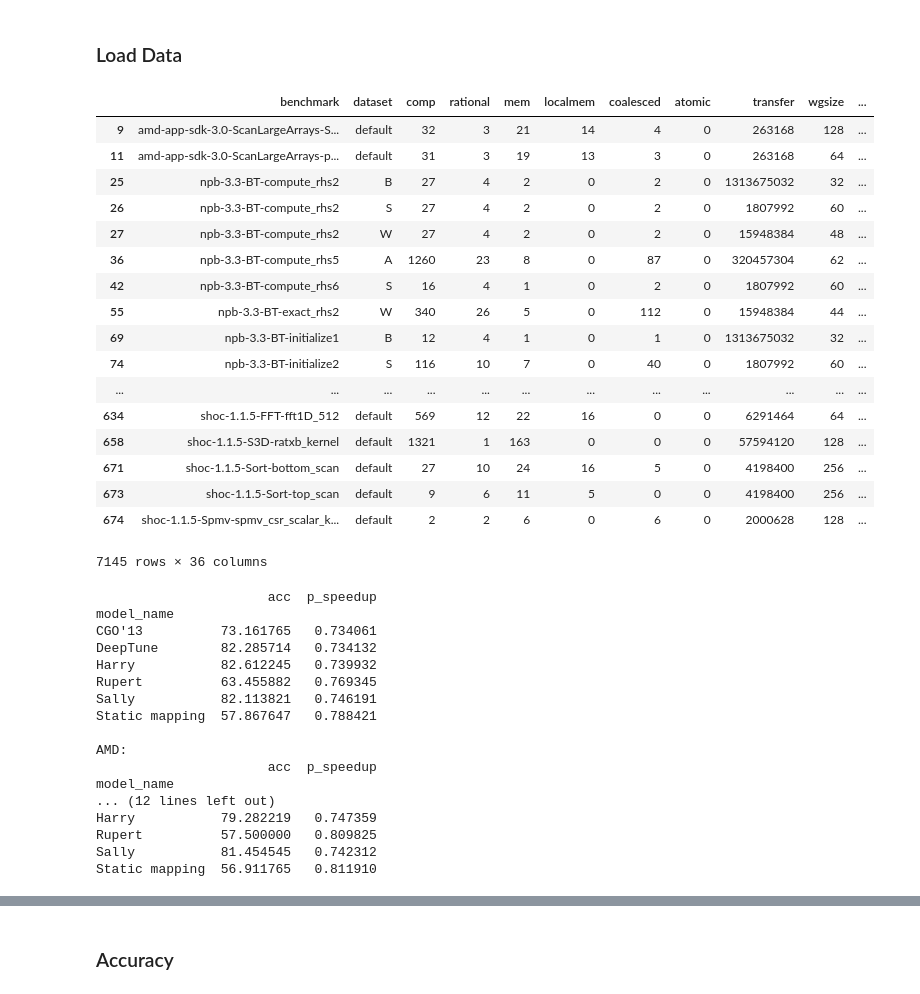
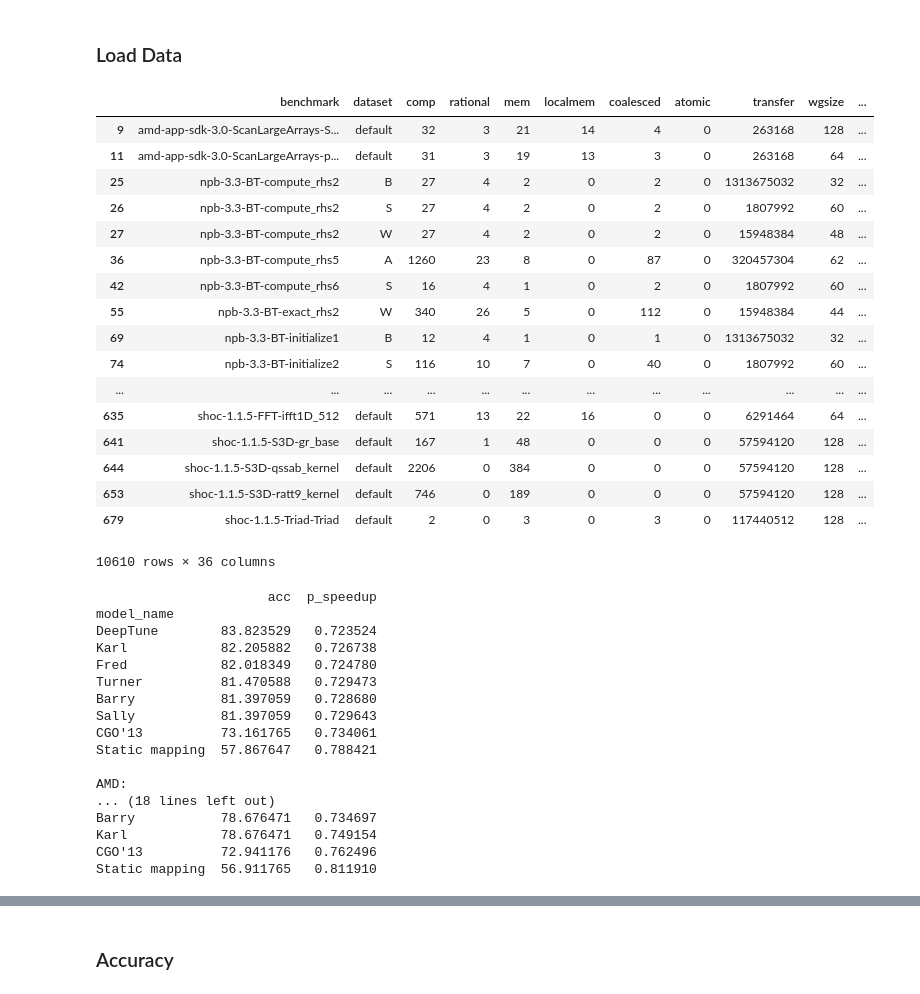
Before and after one commit to ChrisCummins/phd, a Jupyter notebook: lab/clgen/classification/Models.ipynb, the cells around one changed output, grey strips where cells are left out. Cells and saved outputs as stored; diff of their text form; code cells hidden in the pictures.

```diff
--- a/lab/clgen/classification/Models.ipynb
+++ b/lab/clgen/classification/Models.ipynb
@@ -79,12 +79,20 @@ def source2str(s):
     else:
         raise Exception
 
+def platform2str(p):
+    if p == "amd":
+        return "AMD Tahiti 7970"
+    elif p == "nvidia":
+        return "NVIDIA GTX 970"
+    else:
+        raise Exception
+
 def model2str(m):
     if m == "zero_r":
         return "Static mapping"
     elif m == "cgo13":
         return "CGO'13"
-    elif m == "karl":
+    elif m == "bruno":
         return "DeepTune"
     else:
         return m.title()
@@ -94,7 +102,7 @@ def model2str(m):
 %run lib/preamble.py
 %run lib/models.py
 
-models = ["zero_r", "cgo13", "harry", "karl", "rupert", "sally"]
+models = ["zero_r", "cgo13", "karl", "sally", "barry", "turner", "fred", "bruno" ]
 platforms = ["amd", "nvidia"]
 sources = ["B"]#, "BS"]
 atomizers = ["GreedyAtomizer"]#, "CharacterAtomizer"]
@@ -131,66 +139,70 @@ suite_names = sorted(set(data["source"]))
 benchmark_names = sorted(set(data["benchmark_name"]))
 
 d = data.copy()
 
 # Append aggregate "Average" rows:
 for platform, atomizer in product(platforms, atomizers):
     # TODO: source B, BS
     msk = (data["platform"] == platform) & (data["atomizer"] == atomizer)
     r = data[msk].groupby('model_name').mean()
     r["source"] = ["Average"] * len(r)
     r["platform"] = [platform] * len(r)
     r["atomizer"] = [atomizer] * len(r)
     r["model_name"] = model_names
     d = d.append(r)
 
 assert(len(d[d["source"] == "Average"]) == len(list(product(platforms, sources, atomizers))) * len(model_names))
 data
 # %% [output]
 |  | benchmark | dataset | comp | rational | mem | localmem | coalesced | atomic | transfer | wgsize | ... |
 | 9 | amd-app-sdk-3.0-ScanLargeArrays-S... | default | 32 | 3 | 21 | 14 | 4 | 0 | 263168 | 128 | ... |
 | 11 | amd-app-sdk-3.0-ScanLargeArrays-p... | default | 31 | 3 | 19 | 13 | 3 | 0 | 263168 | 64 | ... |
 | 25 | npb-3.3-BT-compute_rhs2 | B | 27 | 4 | 2 | 0 | 2 | 0 | 1313675032 | 32 | ... |
 | 26 | npb-3.3-BT-compute_rhs2 | S | 27 | 4 | 2 | 0 | 2 | 0 | 1807992 | 60 | ... |
 | 27 | npb-3.3-BT-compute_rhs2 | W | 27 | 4 | 2 | 0 | 2 | 0 | 15948384 | 48 | ... |
 | 36 | npb-3.3-BT-compute_rhs5 | A | 1260 | 23 | 8 | 0 | 87 | 0 | 320457304 | 62 | ... |
 | 42 | npb-3.3-BT-compute_rhs6 | S | 16 | 4 | 1 | 0 | 2 | 0 | 1807992 | 60 | ... |
 | 55 | npb-3.3-BT-exact_rhs2 | W | 340 | 26 | 5 | 0 | 112 | 0 | 15948384 | 44 | ... |
 | 69 | npb-3.3-BT-initialize1 | B | 12 | 4 | 1 | 0 | 1 | 0 | 1313675032 | 32 | ... |
 | 74 | npb-3.3-BT-initialize2 | S | 116 | 10 | 7 | 0 | 40 | 0 | 1807992 | 60 | ... |
 | ... | ... | ... | ... | ... | ... | ... | ... | ... | ... | ... | ... |
-| 634 | shoc-1.1.5-FFT-fft1D_512 | default | 569 | 12 | 22 | 16 | 0 | 0 | 6291464 | 64 | ... |
-| 658 | shoc-1.1.5-S3D-ratxb_kernel | default | 1321 | 1 | 163 | 0 | 0 | 0 | 57594120 | 128 | ... |
-| 671 | shoc-1.1.5-Sort-bottom_scan | default | 27 | 10 | 24 | 16 | 5 | 0 | 4198400 | 256 | ... |
-| 673 | shoc-1.1.5-Sort-top_scan | default | 9 | 6 | 11 | 5 | 0 | 0 | 4198400 | 256 | ... |
-| 674 | shoc-1.1.5-Spmv-spmv_csr_scalar_k... | default | 2 | 2 | 6 | 0 | 6 | 0 | 2000628 | 128 | ... |
+| 635 | shoc-1.1.5-FFT-ifft1D_512 | default | 571 | 13 | 22 | 16 | 0 | 0 | 6291464 | 64 | ... |
+| 641 | shoc-1.1.5-S3D-gr_base | default | 167 | 1 | 48 | 0 | 0 | 0 | 57594120 | 128 | ... |
+| 644 | shoc-1.1.5-S3D-qssab_kernel | default | 2206 | 0 | 384 | 0 | 0 | 0 | 57594120 | 128 | ... |
+| 653 | shoc-1.1.5-S3D-ratt9_kernel | default | 746 | 0 | 189 | 0 | 0 | 0 | 57594120 | 128 | ... |
+| 679 | shoc-1.1.5-Triad-Triad | default | 2 | 0 | 3 | 0 | 3 | 0 | 117440512 | 128 | ... |
-7145 rows × 36 columns
+10610 rows × 36 columns
 # %%
 # print model accuracy and speedup (per-platform)
 amd_msk = (data["platform"] == "amd") & (data["atomizer"] == "GreedyAtomizer")
 nvidia_msk = (data["platform"] == "nvidia") & (data["atomizer"] == "GreedyAtomizer")
 
-print(data[["model_name", "source", "acc", "p_speedup"]].groupby("model_name").mean())
+def table(D, sortby='acc'):
+    print(D[["model_name", "source", "acc", "p_speedup"]].groupby(
+        "model_name").mean().sort_values(sortby, ascending=False))
+
+table(data)
 print("\nAMD:")
-print(data[amd_msk][["model_name", "source", "acc", "p_speedup"]].groupby("model_name").mean())
+table(data[amd_msk])
 print("\nNVIDIA:")
-print(data[nvidia_msk][["model_name", "source", "acc", "p_speedup"]].groupby("model_name").mean())
+table(data[nvidia_msk])
 # %% [output]
                       acc  p_speedup
 model_name
+DeepTune        83.823529   0.723524
+Karl            82.205882   0.726738
+Fred            82.018349   0.724780
+Turner          81.470588   0.729473
+Barry           81.397059   0.728680
+Sally           81.397059   0.729643
 CGO'13          73.161765   0.734061
-DeepTune        82.285714   0.734132
-Harry           82.612245   0.739932
-Rupert          63.455882   0.769345
-Sally           82.113821   0.746191
 Static mapping  57.867647   0.788421
 
 AMD:
-                      acc  p_speedup
-model_name
-... (12 lines left out)
-Harry           79.282219   0.747359
-Rupert          57.500000   0.809825
-Sally           81.454545   0.742312
+... (18 lines left out)
+Barry           78.676471   0.734697
+Karl            78.676471   0.749154
+CGO'13          72.941176   0.762496
 Static mapping  56.911765   0.811910
 # %%
 order = ["AMD", "NPB", "NVIDIA", "Parboil", "Polybench", "Rodinia", "SHOC", "Average"]
```
Also changed, not shown: parts of 5 cells of this notebook.
